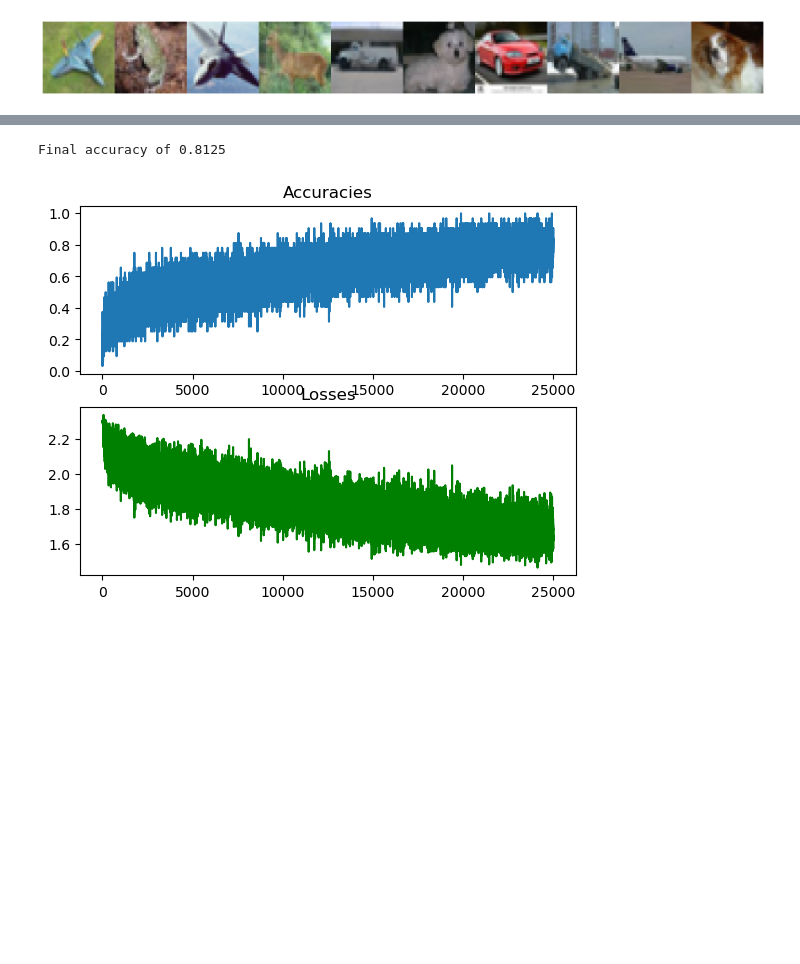
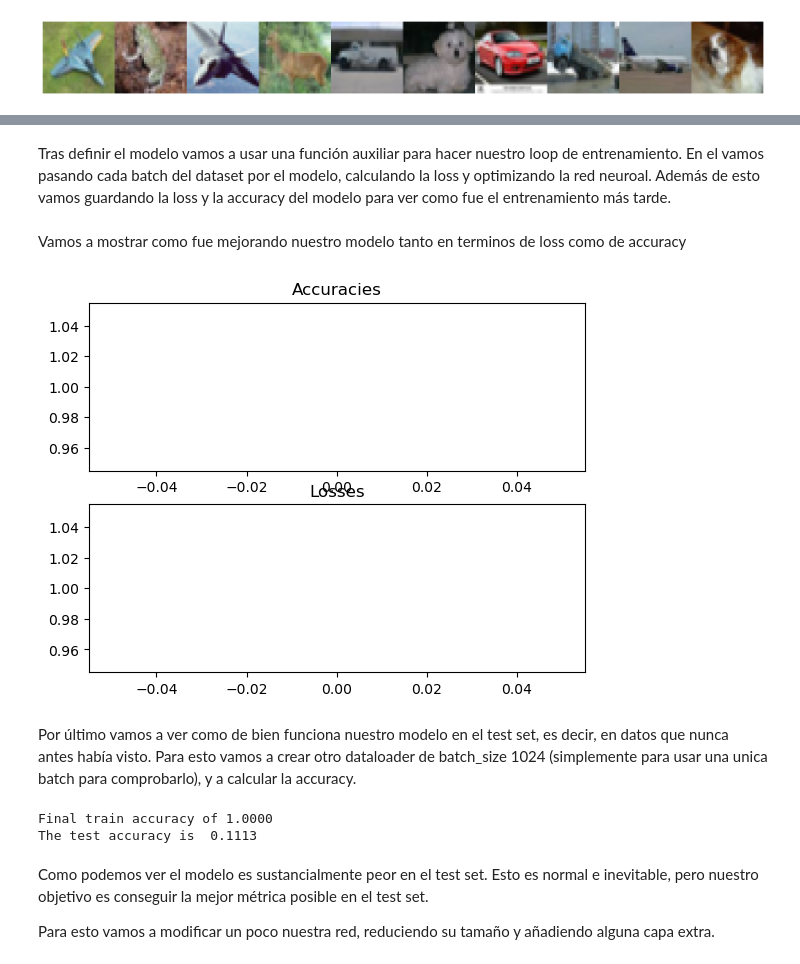
Before and after one commit to madrid42-ia/taller02-overfitting, a Jupyter notebook: taller02-overfitting.ipynb, the cells around one changed output, grey strips where cells are left out. Saved outputs shown, nothing was run; the diff lists cells and outputs as text; code cells hidden in the pictures; blank space fills up the shorter version.

```diff
--- a/taller02-overfitting.ipynb
+++ b/taller02-overfitting.ipynb
@@ -74,4 +115,6 @@ class BobNet(nn.Module):
         x = self.conv(x)
         x = self.flatten(x)
         return self.linear(x)
+# %% [markdown]
+Tras definir el modelo vamos a usar una función auxiliar para hacer nuestro loop de entrenamiento. En el vamos pasando cada batch del dataset por el modelo, calculando la loss y optimizando la red neuroal. Además de esto vamos guardando la loss y la accuracy del modelo para ver como fue el entrenamiento más tarde.
 # %%
@@ -104,10 +148,40 @@ for epoch in trange(n_epochs):
+# %%
+model = BobNet()
+loss_fn = nn.CrossEntropyLoss()
+optim = torch.optim.Adam(model.parameters(), lr=1e-4)
+
+accs, losses = [1], [1]
+#accs, losses = train_loop(train_loader, model, loss_fn, optim, n_epochs=20)
+# %% [markdown]
+Vamos a mostrar como fue mejorando nuestro modelo tanto en terminos de loss como de accuracy
 # %%
-fig, axs = plt.subplots(2)
-axs[0].plot(accs, label='Accuracies')
-axs[0].set_title('Accuracies')
-axs[1].plot(losses, 'g', label='Losses')
-axs[1].set_title('Losses')
-print(f'Final accuracy of {accs[-1]:.4f}')
+def plot(accs, losses):
+    fig, axs = plt.subplots(2)
+    axs[0].plot(accs, label='Accuracies')
+    axs[0].set_title('Accuracies')
+    axs[1].plot(losses, 'g', label='Losses')
+    axs[1].set_title('Losses')
+
+plot(accs, losses)
 # %% [output]
-Final accuracy of 0.8125
-[figure, old version]
+[figure, new version]
+# %% [markdown]
+Por último vamos a ver como de bien funciona nuestro modelo en el test set, es decir, en datos que nunca antes había visto. Para esto vamos a crear otro dataloader de batch_size 1024 (simplemente para usar una unica batch para comprobarlo), y a calcular la accuracy.
+# %%
+test_loader = torch.utils.data.DataLoader(val_set, batch_size=1024,
+                                          shuffle=True, num_workers=2)
+
+x, y = next(iter(test_loader))
+model.eval()
+pred = model(x)
+y_hat = pred.argmax(dim=1)
+acc = len(torch.nonzero(y_hat == y)) / len(y)
+print(f'Final train accuracy of {accs[-1]:.4f}')
+print(f'The test accuracy is {acc: .4f}')
+# %% [output]
+Final train accuracy of 1.0000
+The test accuracy is  0.1113
+# %% [markdown]
+Como podemos ver el modelo es sustancialmente peor en el test set. Esto es normal e inevitable, pero nuestro objetivo es conseguir la mejor métrica posible en el test set.
+
+Para esto vamos a modificar un poco nuestra red, reduciendo su tamaño y añadiendo alguna capa extra.
```
Also changed, not shown: parts of 13 cells of this notebook, 2 other files.
